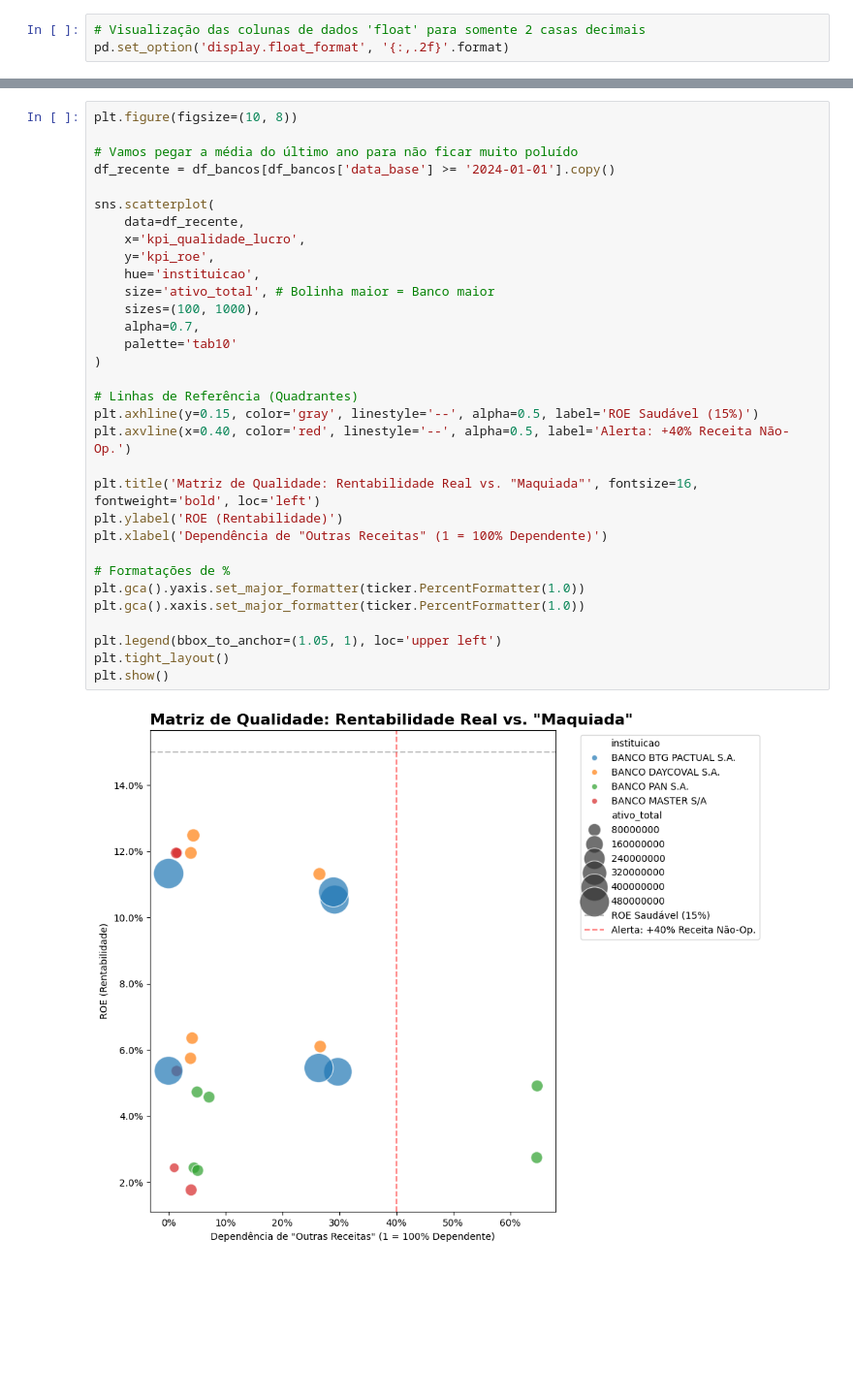
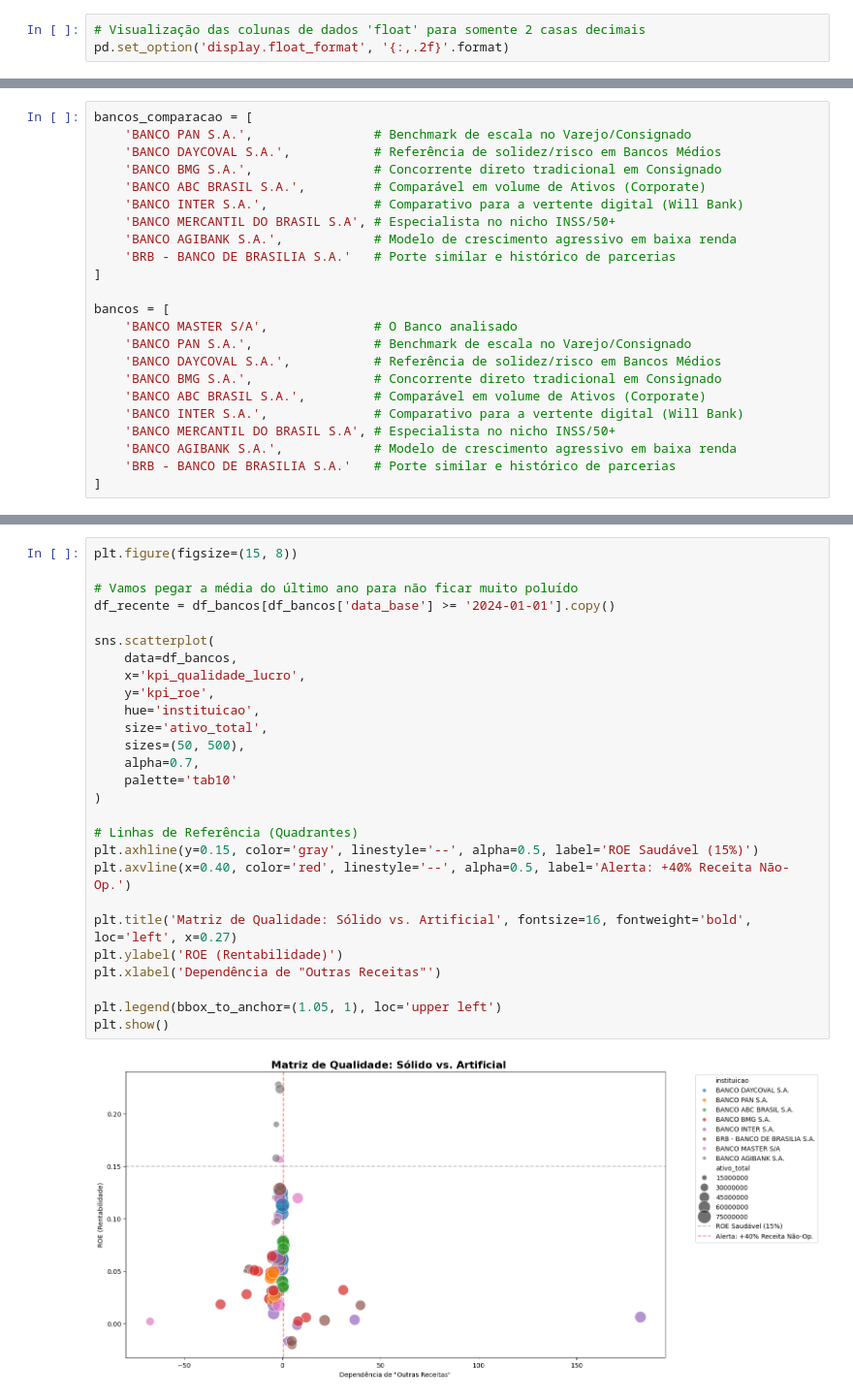
Before and after one commit to ThiagoPBorges/Banco-Master-Analise, a Jupyter notebook: notebook/03_feature_engineering.ipynb, the cells around one changed output, grey strips where cells are left out. Shown at 97% size. Saved outputs shown, nothing was run; the diff lists cells and outputs as text; blank space fills up the shorter version.

```diff
--- a/notebook/03_feature_engineering.ipynb
+++ b/notebook/03_feature_engineering.ipynb
@@ -86 +81,24 @@ display(tabela_dinamica)
+# %%
+bancos_comparacao = [
+    'BANCO PAN S.A.',                # Benchmark de escala no Varejo/Consignado
+    'BANCO DAYCOVAL S.A.',           # Referência de solidez/risco em Bancos Médios
+    'BANCO BMG S.A.',                # Concorrente direto tradicional em Consignado
+    'BANCO ABC BRASIL S.A.',         # Comparável em volume de Ativos (Corporate)
+    'BANCO INTER S.A.',              # Comparativo para a vertente digital (Will Bank)
+    'BANCO MERCANTIL DO BRASIL S.A', # Especialista no nicho INSS/50+
+    'BANCO AGIBANK S.A.',            # Modelo de crescimento agressivo em baixa renda
+    'BRB - BANCO DE BRASILIA S.A.'   # Porte similar e histórico de parcerias
+]
+
+bancos = [
+    'BANCO MASTER S/A',              # O Banco analisado
+    'BANCO PAN S.A.',                # Benchmark de escala no Varejo/Consignado
+    'BANCO DAYCOVAL S.A.',           # Referência de solidez/risco em Bancos Médios
+    'BANCO BMG S.A.',                # Concorrente direto tradicional em Consignado
+    'BANCO ABC BRASIL S.A.',         # Comparável em volume de Ativos (Corporate)
+    'BANCO INTER S.A.',              # Comparativo para a vertente digital (Will Bank)
+    'BANCO MERCANTIL DO BRASIL S.A', # Especialista no nicho INSS/50+
+    'BANCO AGIBANK S.A.',            # Modelo de crescimento agressivo em baixa renda
+    'BRB - BANCO DE BRASILIA S.A.'   # Porte similar e histórico de parcerias
+]
 # %%
@@ -176,37 +181,32 @@ plt.show()
 # %%
-plt.figure(figsize=(10, 8))
+plt.figure(figsize=(15, 8))
 
 # Vamos pegar a média do último ano para não ficar muito poluído
 df_recente = df_bancos[df_bancos['data_base'] >= '2024-01-01'].copy()
 
 sns.scatterplot(
-    data=df_recente,
+    data=df_bancos,
     x='kpi_qualidade_lucro',
     y='kpi_roe',
     hue='instituicao',
-    size='ativo_total', # Bolinha maior = Banco maior
-    sizes=(100, 1000),
+    size='ativo_total',
+    sizes=(50, 500),
     alpha=0.7,
     palette='tab10'
 )
 
 # Linhas de Referência (Quadrantes)
 plt.axhline(y=0.15, color='gray', linestyle='--', alpha=0.5, label='ROE Saudável (15%)')
 plt.axvline(x=0.40, color='red', linestyle='--', alpha=0.5, label='Alerta: +40% Receita Não-Op.')
 
-plt.title('Matriz de Qualidade: Rentabilidade Real vs. "Maquiada"', fontsize=16, fontweight='bold', loc='left')
+plt.title('Matriz de Qualidade: Sólido vs. Artificial', fontsize=16, fontweight='bold', loc='left', x=0.27)
 plt.ylabel('ROE (Rentabilidade)')
-plt.xlabel('Dependência de "Outras Receitas" (1 = 100% Dependente)')
-
-# Formatações de %
-plt.gca().yaxis.set_major_formatter(ticker.PercentFormatter(1.0))
-plt.gca().xaxis.set_major_formatter(ticker.PercentFormatter(1.0))
+plt.xlabel('Dependência de "Outras Receitas"')
 
 plt.legend(bbox_to_anchor=(1.05, 1), loc='upper left')
-plt.tight_layout()
 plt.show()
 # %% [output]
-[figure, old version]
+[figure, new version]
 # %%
 plt.figure(figsize=(14, 6))
 
```
Also changed, not shown: parts of 7 cells of this notebook, 6 other files.
